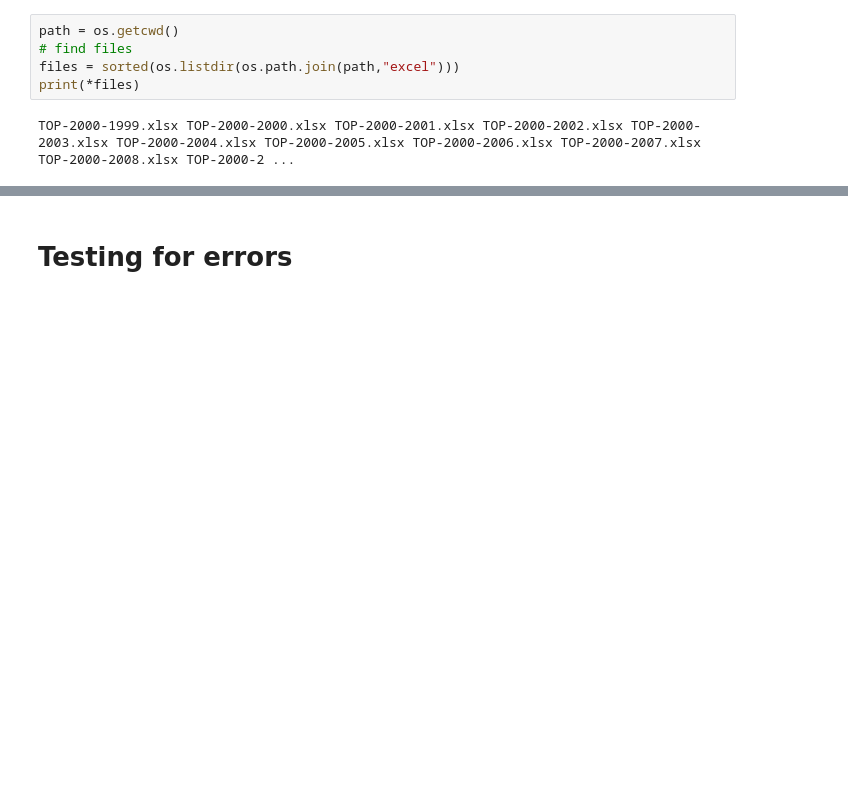
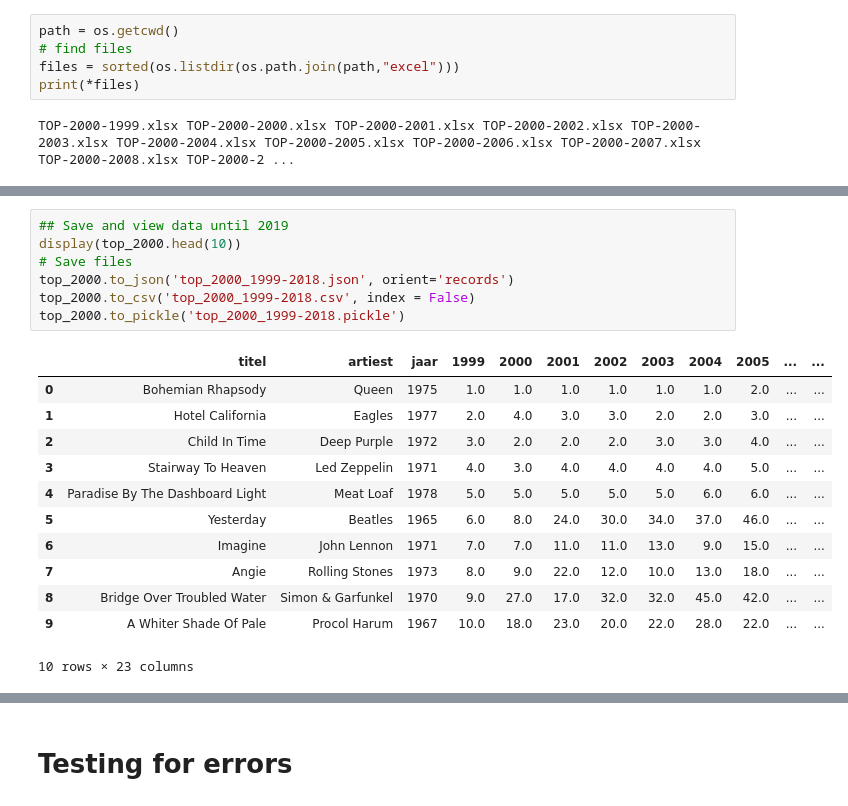
Before and after one commit to Jorisvdv/infovis, a Jupyter notebook: data/genarate_combined_json.ipynb, the cells around one changed output, grey strips where cells are left out. Cells and saved outputs as stored; diff of their text form; blank space fills up the shorter version.

```diff
--- a/data/genarate_combined_json.ipynb
+++ b/data/genarate_combined_json.ipynb
@@ -18 +32,21 @@ replace_title_names = dict()
+# %%
+## Save and view data until 2019
+display(top_2000.head(10))
+# Save files
+top_2000.to_json('top_2000_1999-2018.json', orient='records')
+top_2000.to_csv('top_2000_1999-2018.csv', index = False)
+top_2000.to_pickle('top_2000_1999-2018.pickle')
+# %% [output]
+|  | titel | artiest | jaar | 1999 | 2000 | 2001 | 2002 | 2003 | 2004 | 2005 | ... | ... |
+| 0 | Bohemian Rhapsody | Queen | 1975 | 1.0 | 1.0 | 1.0 | 1.0 | 1.0 | 1.0 | 2.0 | ... | ... |
+| 1 | Hotel California | Eagles | 1977 | 2.0 | 4.0 | 3.0 | 3.0 | 2.0 | 2.0 | 3.0 | ... | ... |
+| 2 | Child In Time | Deep Purple | 1972 | 3.0 | 2.0 | 2.0 | 2.0 | 3.0 | 3.0 | 4.0 | ... | ... |
+| 3 | Stairway To Heaven | Led Zeppelin | 1971 | 4.0 | 3.0 | 4.0 | 4.0 | 4.0 | 4.0 | 5.0 | ... | ... |
+| 4 | Paradise By The Dashboard Light | Meat Loaf | 1978 | 5.0 | 5.0 | 5.0 | 5.0 | 5.0 | 6.0 | 6.0 | ... | ... |
+| 5 | Yesterday | Beatles | 1965 | 6.0 | 8.0 | 24.0 | 30.0 | 34.0 | 37.0 | 46.0 | ... | ... |
+| 6 | Imagine | John Lennon | 1971 | 7.0 | 7.0 | 11.0 | 11.0 | 13.0 | 9.0 | 15.0 | ... | ... |
+| 7 | Angie | Rolling Stones | 1973 | 8.0 | 9.0 | 22.0 | 12.0 | 10.0 | 13.0 | 18.0 | ... | ... |
+| 8 | Bridge Over Troubled Water | Simon & Garfunkel | 1970 | 9.0 | 27.0 | 17.0 | 32.0 | 32.0 | 45.0 | 42.0 | ... | ... |
+| 9 | A Whiter Shade Of Pale | Procol Harum | 1967 | 10.0 | 18.0 | 23.0 | 20.0 | 22.0 | 28.0 | 22.0 | ... | ... |
+10 rows × 23 columns
 # %%
```
Also changed, not shown: parts of 22 cells of this notebook, 11 other files.
